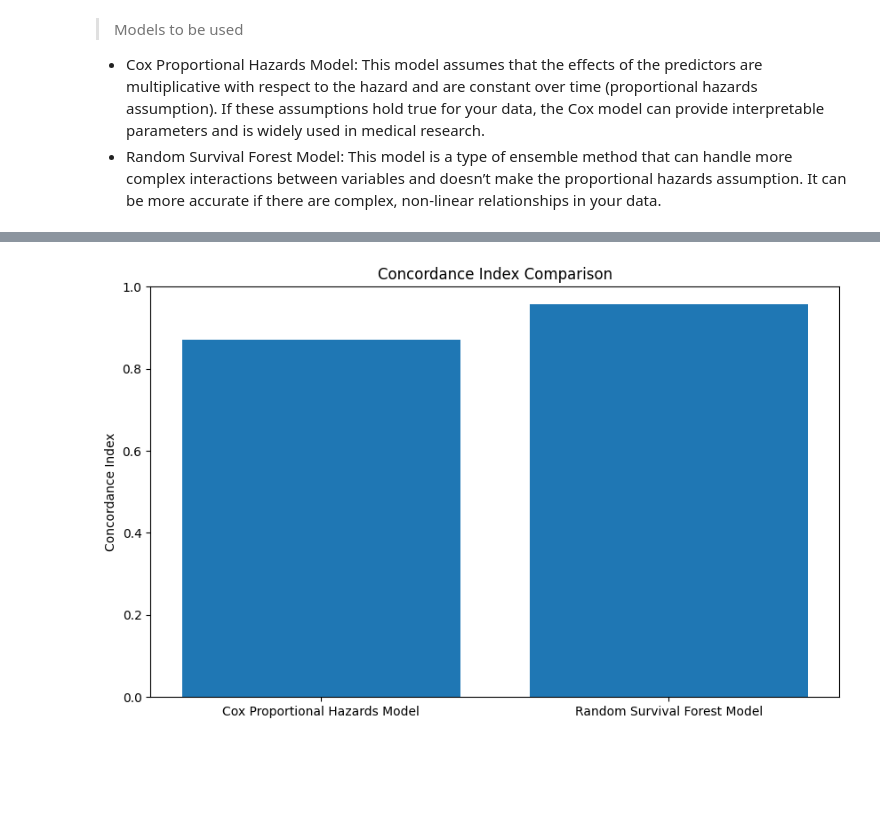
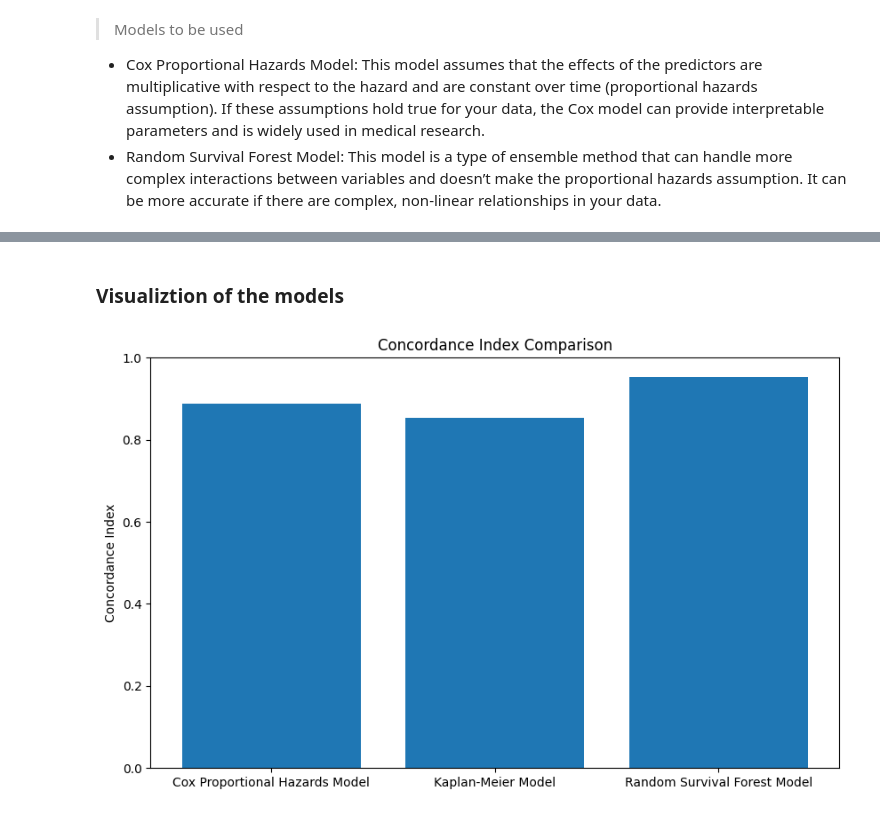
Before and after one commit to TravisBoltz/Decoding-Churn-Prediction-and-Student-Retention, a Jupyter notebook: Python Scripts/notebooks/Synthetic/survival_model.ipynb, the cells around one changed output, grey strips where cells are left out. Cells and saved outputs as stored; diff of their text form; code cells hidden in the pictures; blank space fills up the shorter version.

```diff
--- a/Python Scripts/notebooks/Synthetic/survival_model.ipynb
+++ b/Python Scripts/notebooks/Synthetic/survival_model.ipynb
@@ -41,0 +182,13 @@ data.head()
+# %%
+from lifelines.utils import concordance_index
+
+# Kaplan-Meier Estimator
+kmf = KaplanMeierFitter()
+kmf.fit(data['Level'], event_observed=data['Churn'])
+data['Kaplan_Meier_Predicted_Survival_Probability'] = kmf.predict(data['Level']).values
+
+# Calculate the Concordance Index
+c_index = concordance_index(data['Level'], -data['Kaplan_Meier_Predicted_Survival_Probability'], data['Churn'])
+
+# Print the data
+print(data[['Kaplan_Meier_Predicted_Survival_Probability', 'Churn']])
@@ -152,18 +284,19 @@ Random Survival Forest Model Concordance Index: 0.956903753057096
+# %% [markdown]
+### Visualiztion of the models
 # %%
 import matplotlib.pyplot as plt
 
-# ... Your existing code ...
-
 # Calculate the Concordance Indexes
-cox_cindex = concordance_index(data['Monthly_Data_Usage'], -data['Cox_Predicted_Churn_Probability'], data['Churn'])
-rsf_cindex = concordance_index_censored(y['Churn'], y['Monthly_Data_Usage'], rsf_pred)[0]
+cox_cindex = concordance_index(data['Level'], -data['Cox_Predicted_Churn_Probability'], data['Churn'])
+km_cindex = c_index  # Assuming c_index is the Concordance Index for the Kaplan-Meier Model
+rsf_cindex = concordance_index_censored(y['Churn'], y['Level'], rsf_pred)[0]
 
 # Create a bar chart
 plt.figure(figsize=(10, 6))
-plt.bar(['Cox Proportional Hazards Model', 'Random Survival Forest Model'], [cox_cindex, rsf_cindex])
+plt.bar(['Cox Proportional Hazards Model', 'Kaplan-Meier Model', 'Random Survival Forest Model'], [cox_cindex, km_cindex, rsf_cindex])
 plt.title('Concordance Index Comparison')
 plt.ylabel('Concordance Index')
 plt.ylim([0, 1])  # The Concordance Index ranges from 0 to 1
 plt.show()
 # %% [output]
-[figure, old version]
+[figure, new version]
```
Also changed, not shown: parts of 31 cells of this notebook, 4 other files.
